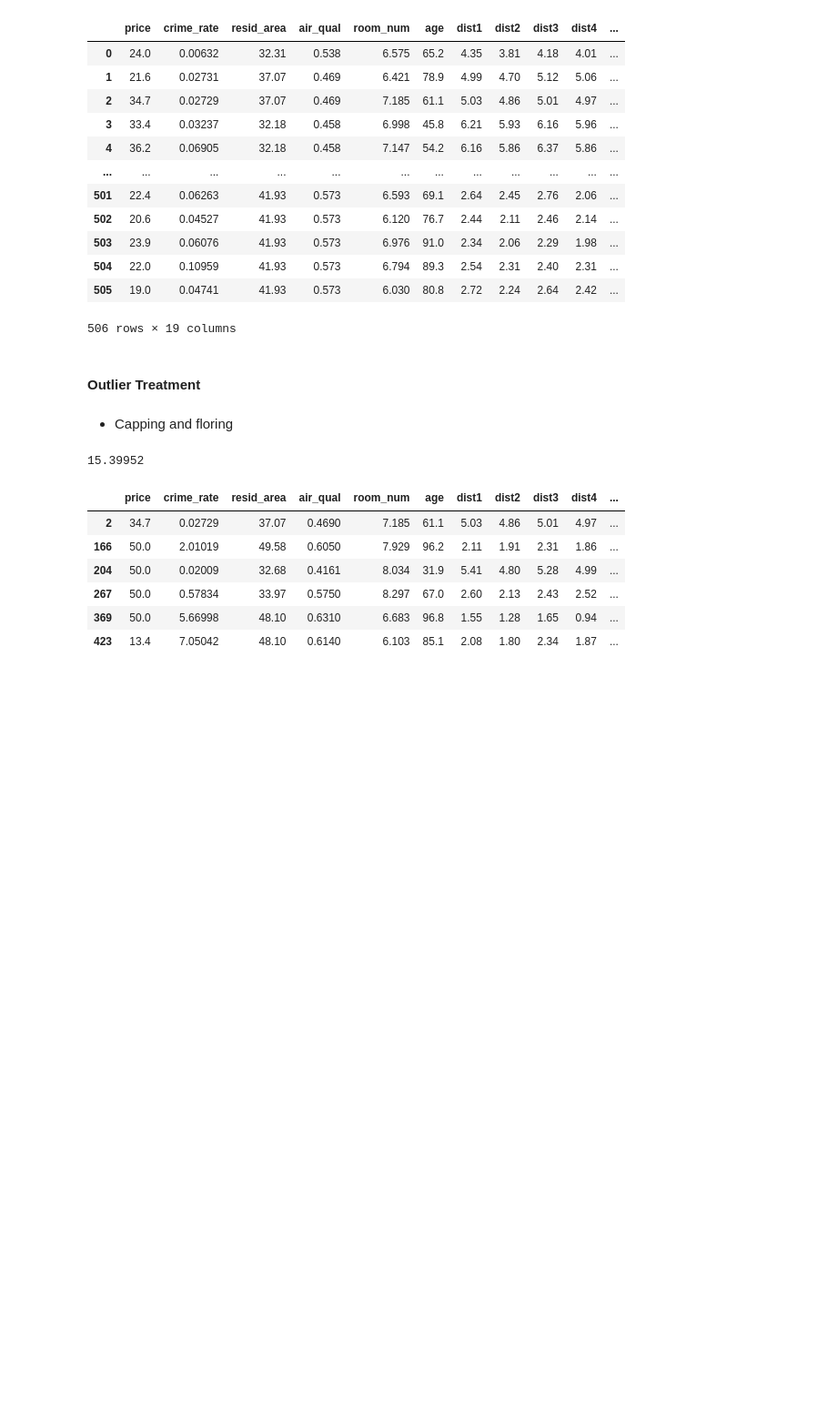
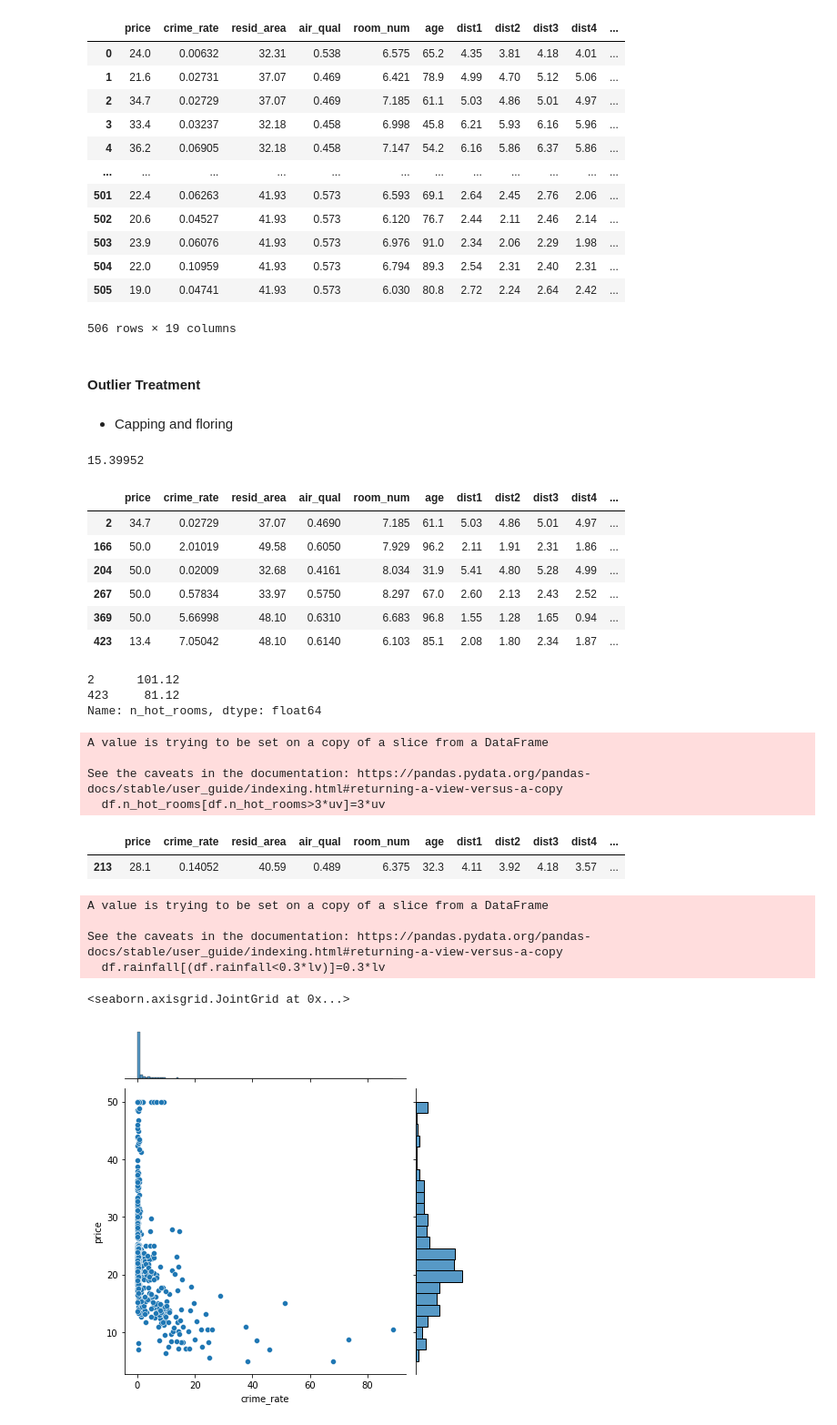
Before and after one commit to kineticske/np-pd-practice, a Jupyter notebook: Skillpath.ipynb, the cells around one changed output. Shown: that part at 91% size. Drawn from its saved outputs; the diff is of its cells as text; code cells hidden in the pictures; blank space fills up the shorter version.

```diff
--- a/Skillpath.ipynb
+++ b/Skillpath.ipynb
@@ -38,3 +38,35 @@ df[(df.n_hot_rooms>uv)]
 | 267 | 50.0 | 0.57834 | 33.97 | 0.5750 | 8.297 | 67.0 | 2.60 | 2.13 | 2.43 | 2.52 | ... |
 | 369 | 50.0 | 5.66998 | 48.10 | 0.6310 | 6.683 | 96.8 | 1.55 | 1.28 | 1.65 | 0.94 | ... |
 | 423 | 13.4 | 7.05042 | 48.10 | 0.6140 | 6.103 | 85.1 | 2.08 | 1.80 | 2.34 | 1.87 | ... |
+# %%
+df.n_hot_rooms[df.n_hot_rooms>3*uv] #filtrado en una columna en sus valores internos
+# %% [output]
+2      101.12
+423     81.12
+Name: n_hot_rooms, dtype: float64
+# %%
+df.n_hot_rooms[df.n_hot_rooms>3*uv]=3*uv
+# %% [output]
+A value is trying to be set on a copy of a slice from a DataFrame
+
+See the caveats in the documentation: https://pandas.pydata.org/pandas-docs/stable/user_guide/indexing.html#returning-a-view-versus-a-copy
+  df.n_hot_rooms[df.n_hot_rooms>3*uv]=3*uv
+# %%
+lv=np.percentile(df.rainfall, [1])[0]
+# %%
+df[(df.rainfall<lv)]
+# %% [output]
+|  | price | crime_rate | resid_area | air_qual | room_num | age | dist1 | dist2 | dist3 | dist4 | ... |
+| 213 | 28.1 | 0.14052 | 40.59 | 0.489 | 6.375 | 32.3 | 4.11 | 3.92 | 4.18 | 3.57 | ... |
+# %%
+df.rainfall[(df.rainfall<0.3*lv)]=0.3*lv
+# %% [output]
+A value is trying to be set on a copy of a slice from a DataFrame
+
+See the caveats in the documentation: https://pandas.pydata.org/pandas-docs/stable/user_guide/indexing.html#returning-a-view-versus-a-copy
+  df.rainfall[(df.rainfall<0.3*lv)]=0.3*lv
+# %%
+sns.jointplot(x="crime_rate", y="price", data=df)
+# %% [output]
+<seaborn.axisgrid.JointGrid at 0x...>
+[figure, added]
```
Also changed, not shown: parts of 1 cell of this notebook.
